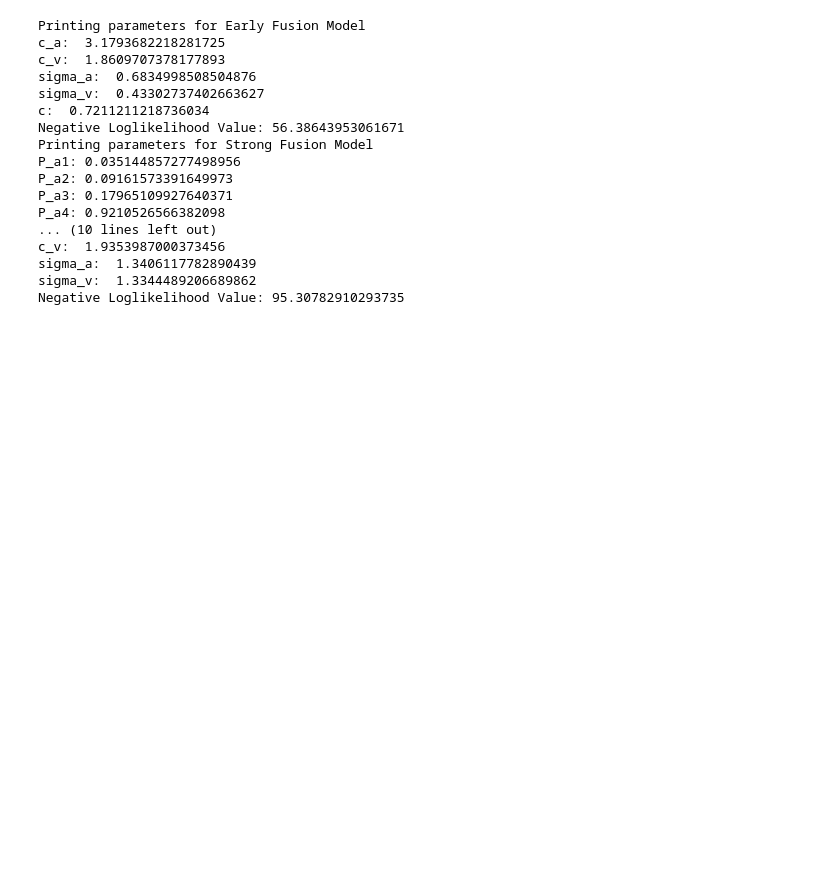
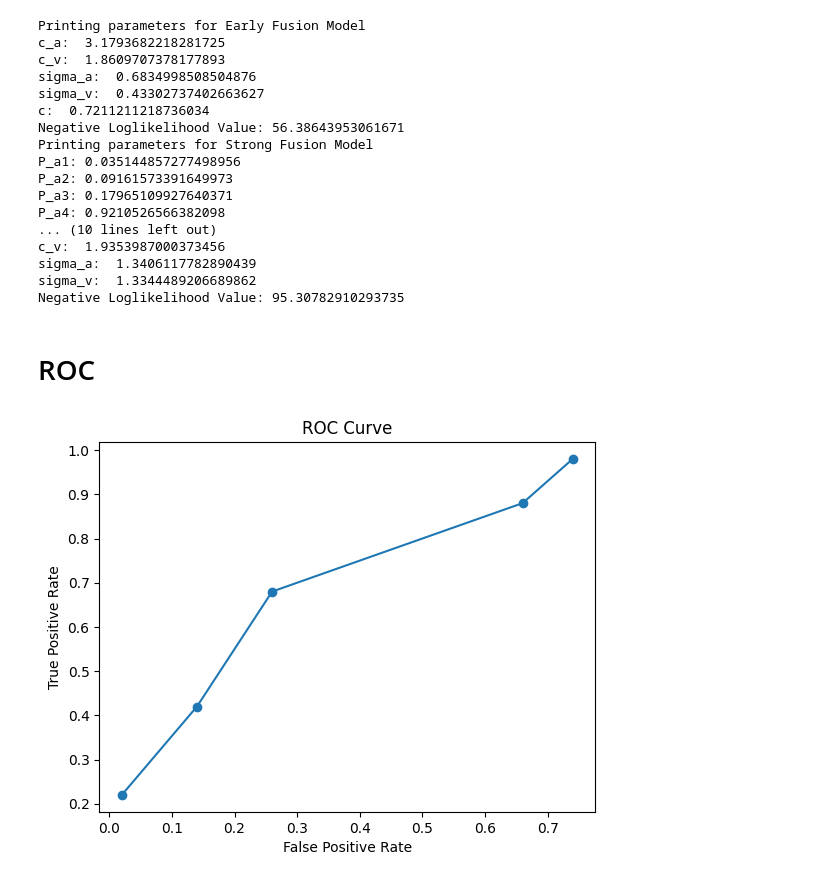
Before and after one commit to s180820/02458_Cognitive_Modelling, a Jupyter notebook: Exam/playground.ipynb, the cells around one changed output. Drawn from its saved outputs; the diff is of its cells as text; code cells hidden in the pictures; blank space fills up the shorter version.

```diff
--- a/Exam/playground.ipynb
+++ b/Exam/playground.ipynb
@@ -135,3 +137,18 @@ c_v:  1.9353987000373456
 sigma_a:  1.3406117782890439
 sigma_v:  1.3344489206689862
 Negative Loglikelihood Value: 95.30782910293735
+# %% [markdown]
+# ROC
+# %%
+import numpy as np
+n_trials = 50
+TP = np.array([49, 44, 34, 21, 11])
+FN = n_trials - TP
+FP = np.array([37, 33, 13, 7, 1])
+TN = n_trials - FP
+
+model = ROC(TP, FP, TN, FN)
+# %%
+model.plot_ROC()
+# %% [output]
+[figure, added]
```
Also changed, not shown: parts of 5 cells of this notebook, 1 other file.
